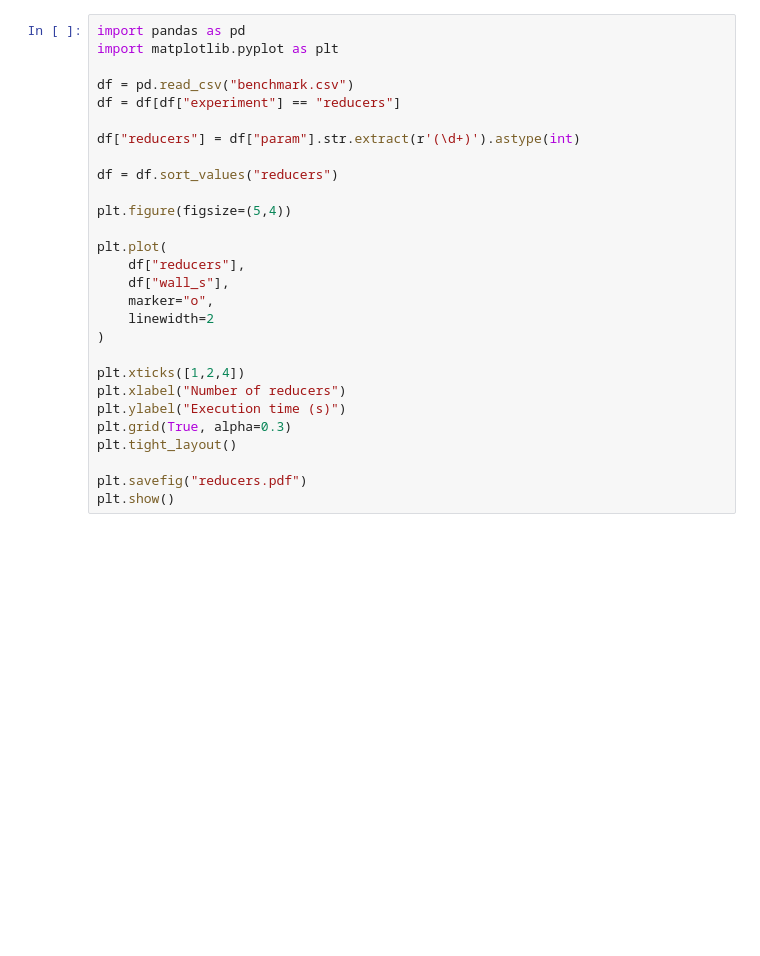
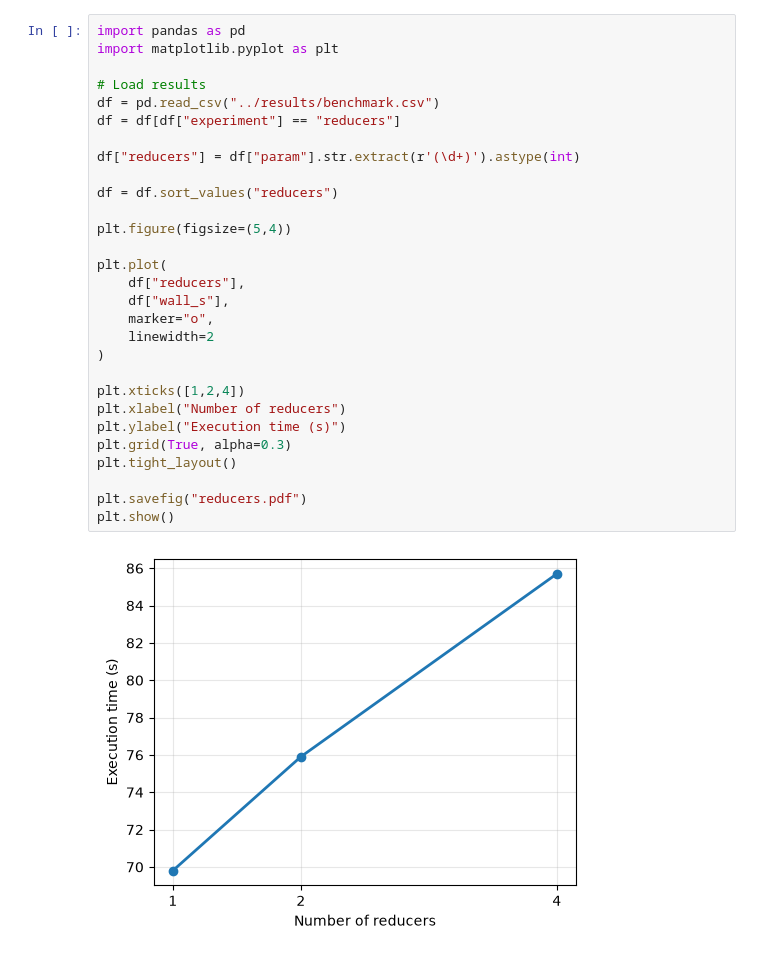
Before and after one commit to LBartalucci/Cloud-Computing-project, a Jupyter notebook: scripts/plots.ipynb, the cells around one changed output. Drawn from its saved outputs; the diff is of its cells as text; blank space fills up the shorter version.

```diff
--- a/scripts/plots.ipynb
+++ b/scripts/plots.ipynb
@@ -38,31 +40,34 @@ plt.show()
 # %%
 import pandas as pd
 import matplotlib.pyplot as plt
 
-df = pd.read_csv("benchmark.csv")
+# Load results
+df = pd.read_csv("../results/benchmark.csv")
 df = df[df["experiment"] == "reducers"]
 
 df["reducers"] = df["param"].str.extract(r'(\d+)').astype(int)
 
 df = df.sort_values("reducers")
 
 plt.figure(figsize=(5,4))
 
 plt.plot(
     df["reducers"],
     df["wall_s"],
     marker="o",
     linewidth=2
 )
 
 plt.xticks([1,2,4])
 plt.xlabel("Number of reducers")
 plt.ylabel("Execution time (s)")
 plt.grid(True, alpha=0.3)
 plt.tight_layout()
 
 plt.savefig("reducers.pdf")
 plt.show()
+# %% [output]
+[figure, added]
 # %%
 import pandas as pd
 import matplotlib.pyplot as plt
```
Also changed, not shown: parts of 2 cells of this notebook, 3 other files.
